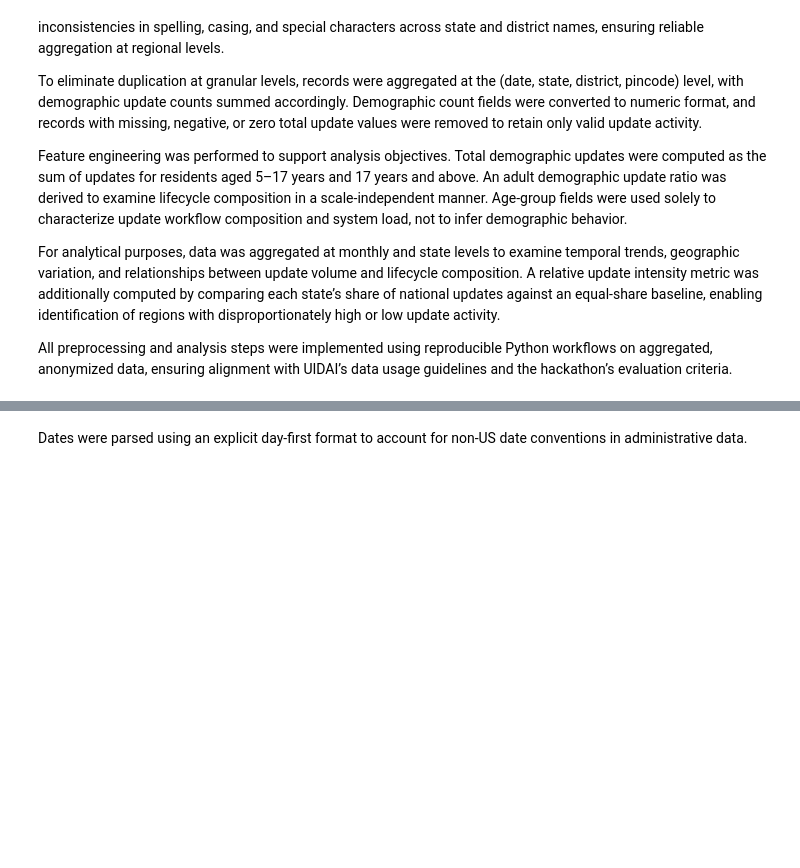
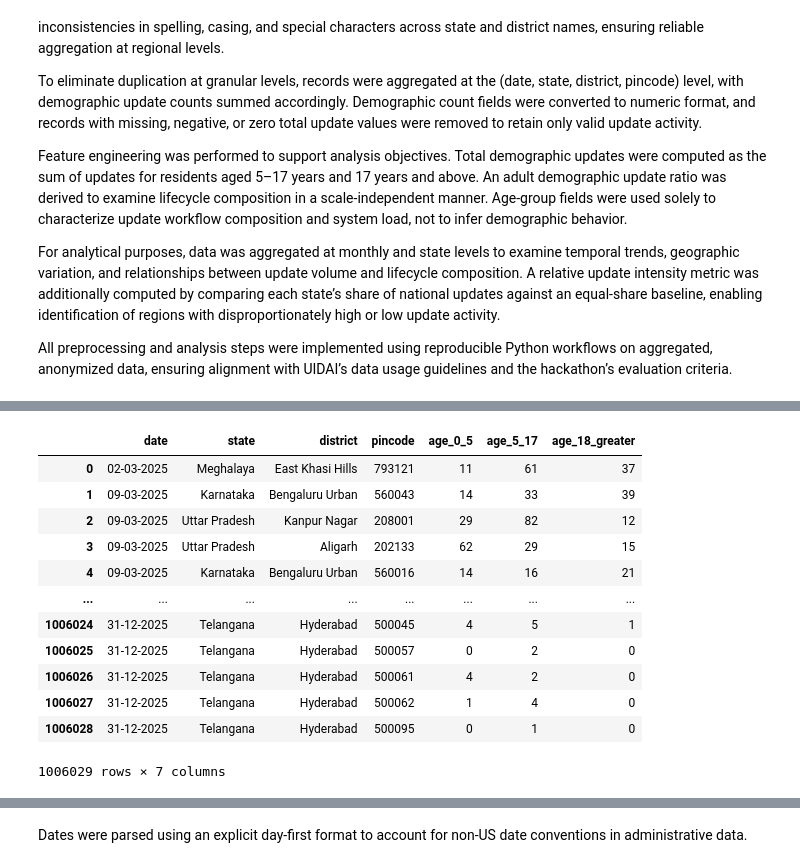
Before and after one commit to Vishal-141206/UIDAI-Data_Hackathon, a Jupyter notebook: uidai.ipynb, the cells around one changed output, grey strips where cells are left out. Saved outputs shown, nothing was run; the diff lists cells and outputs as text; code cells hidden in the pictures; blank space fills up the shorter version.

```diff
--- a/uidai.ipynb
+++ b/uidai.ipynb
@@ -70,0 +31,19 @@ df_demo['month_name'] = df_demo['date'].dt.strftime('%b')
+# %%
+def load_concat_csv(folder):
+    files = sorted(glob(f"{folder}/*.csv"))
+
+    if not files:
+        raise ValueError(f"No CSV files found in {folder}")
+
+    dfs = []
+    for f in files:
+        df = pd.read_csv(f)
+        print(f"Loaded {f.split('/')[-1]} -> {df.shape}")
+        dfs.append(df)
+
+    return pd.concat(dfs, ignore_index=True)
+
+
+df_enrol = load_concat_csv("api_data_aadhar_enrolment")
+df_demo  = load_concat_csv("api_data_aadhar_demographic")
+df_bio   = load_concat_csv("api_data_aadhar_biometric")
@@ -70,0 +63,16 @@ df_demo['month_name'] = df_demo['date'].dt.strftime('%b')
+# %%
+df_enrol
+# %% [output]
+|  | date | state | district | pincode | age_0_5 | age_5_17 | age_18_greater |
+| 0 | 02-03-2025 | Meghalaya | East Khasi Hills | 793121 | 11 | 61 | 37 |
+| 1 | 09-03-2025 | Karnataka | Bengaluru Urban | 560043 | 14 | 33 | 39 |
+| 2 | 09-03-2025 | Uttar Pradesh | Kanpur Nagar | 208001 | 29 | 82 | 12 |
+| 3 | 09-03-2025 | Uttar Pradesh | Aligarh | 202133 | 62 | 29 | 15 |
+| 4 | 09-03-2025 | Karnataka | Bengaluru Urban | 560016 | 14 | 16 | 21 |
+| ... | ... | ... | ... | ... | ... | ... | ... |
+| 1006024 | 31-12-2025 | Telangana | Hyderabad | 500045 | 4 | 5 | 1 |
+| 1006025 | 31-12-2025 | Telangana | Hyderabad | 500057 | 0 | 2 | 0 |
+| 1006026 | 31-12-2025 | Telangana | Hyderabad | 500061 | 4 | 2 | 0 |
+| 1006027 | 31-12-2025 | Telangana | Hyderabad | 500062 | 1 | 4 | 0 |
+| 1006028 | 31-12-2025 | Telangana | Hyderabad | 500095 | 0 | 1 | 0 |
+1006029 rows × 7 columns
```
Also changed, not shown: parts of 72 cells of this notebook, 2 other files.
